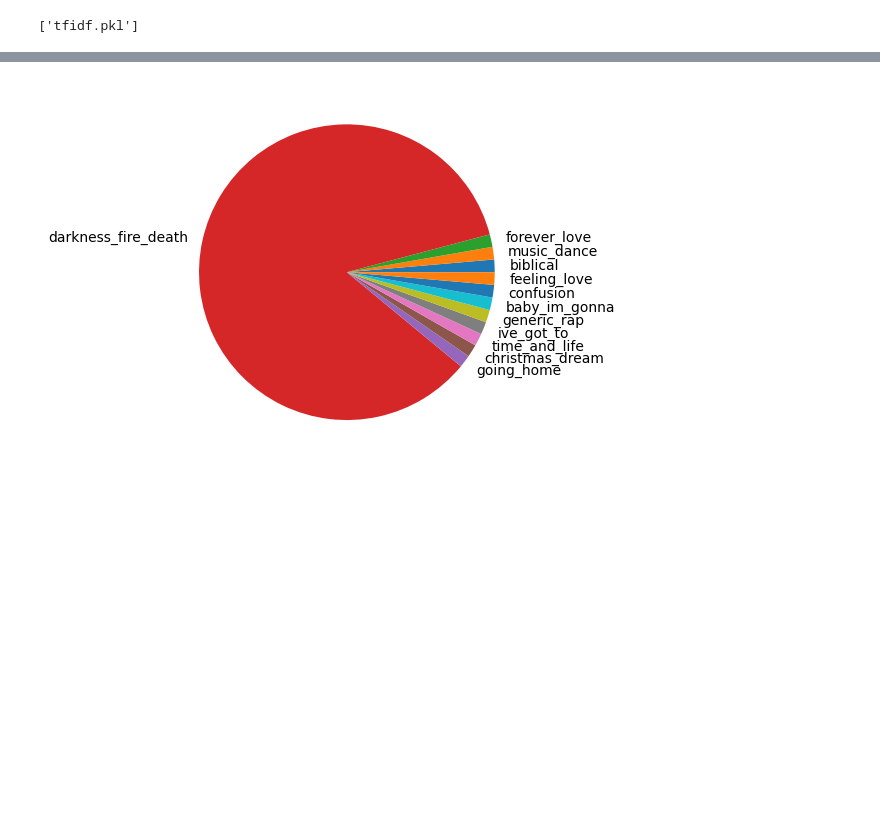
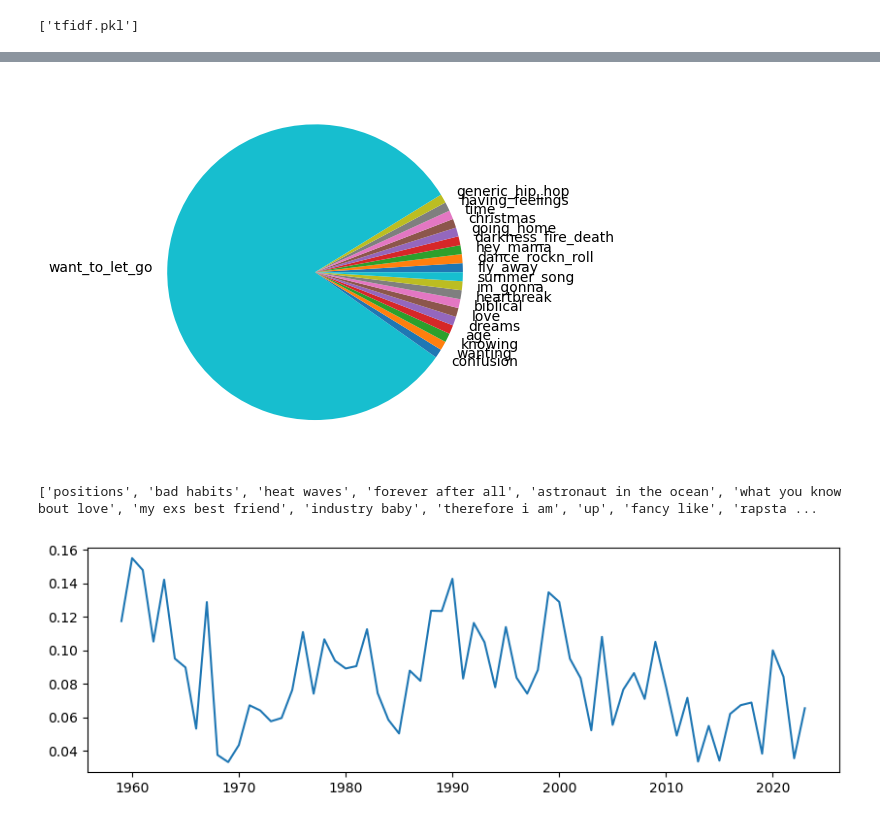
Before and after one commit to garimasc/topic_modeling_songs, a Jupyter notebook: lda.ipynb, the cells around one changed output, grey strips where cells are left out. Cells and saved outputs as stored; diff of their text form; code cells hidden in the pictures; blank space fills up the shorter version.

```diff
--- a/lda.ipynb
+++ b/lda.ipynb
@@ -177,5 +208,8 @@ plt.title(artist);
 # %%
+topic_list= [v for k,v in topic_name_map.items()]
+
 results_dt = pd.DataFrame(lda.transform(tfidf.transform(data['clean_lyrics'])), index= data.index)
 results_dt.rename(columns= topic_name_map, inplace= True)
 
-data = data.merge(results_dt, left_index= True, right_index= True)
+results_dt = data[["Artist", "Year", "Song Title"]].merge(results_dt, left_index= True, right_index= True).dropna()
+results_dt.to_csv("results/Billboard_songs_labeled.csv", index= None)
@@ -231,5 +247,14 @@ data[data.darkness_fire_death > 0.1]
 # %%
-plt.pie(data.loc[data['Song Title'] == 'the bones', results_dt.columns].values[0],
-        labels= results_dt.columns);
+plt.pie(results_dt.loc[results_dt['Song Title'] == 'what do you mean', topic_list].values[0],
+        labels= topic_list);
 # %% [output]
-[figure, old version]
+[figure, new version]
+# %%
+print(data.tail(200).head(100)['Song Title'].tolist())
+# %% [output]
+['positions', 'bad habits', 'heat waves', 'forever after all', 'astronaut in the ocean', 'what you know bout love', 'my exs best friend', 'industry baby', 'therefore i am', 'up', 'fancy like', 'rapsta ...
+# %%
+plt.figure(figsize= (10,3))
+plt.plot(results_dt.groupby('Year')[["heartbreak"]].agg(lambda x: x.sum()/len(x)));
+# %% [output]
+[figure, added]
```
Also changed, not shown: parts of 10 cells of this notebook, 3 other files.
